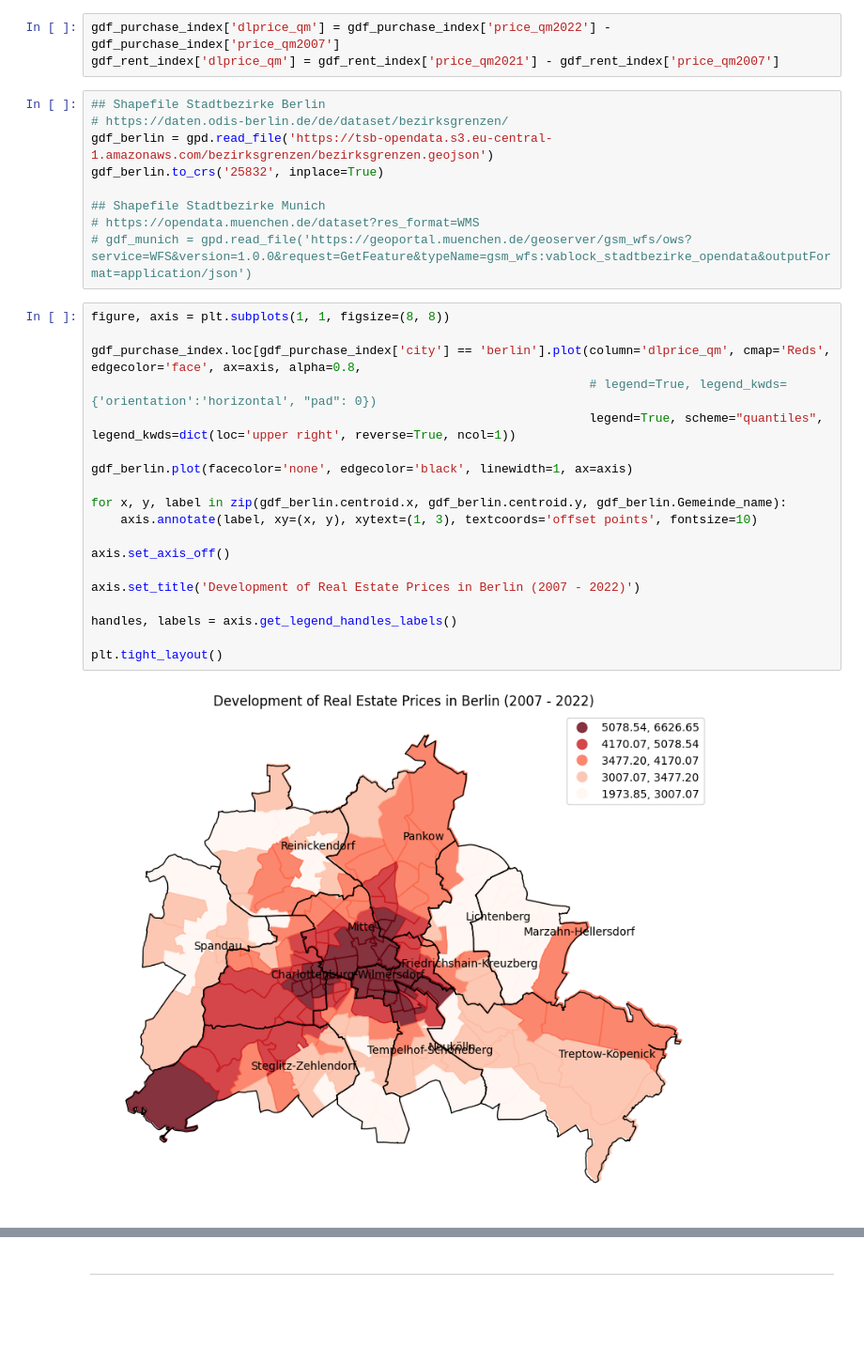
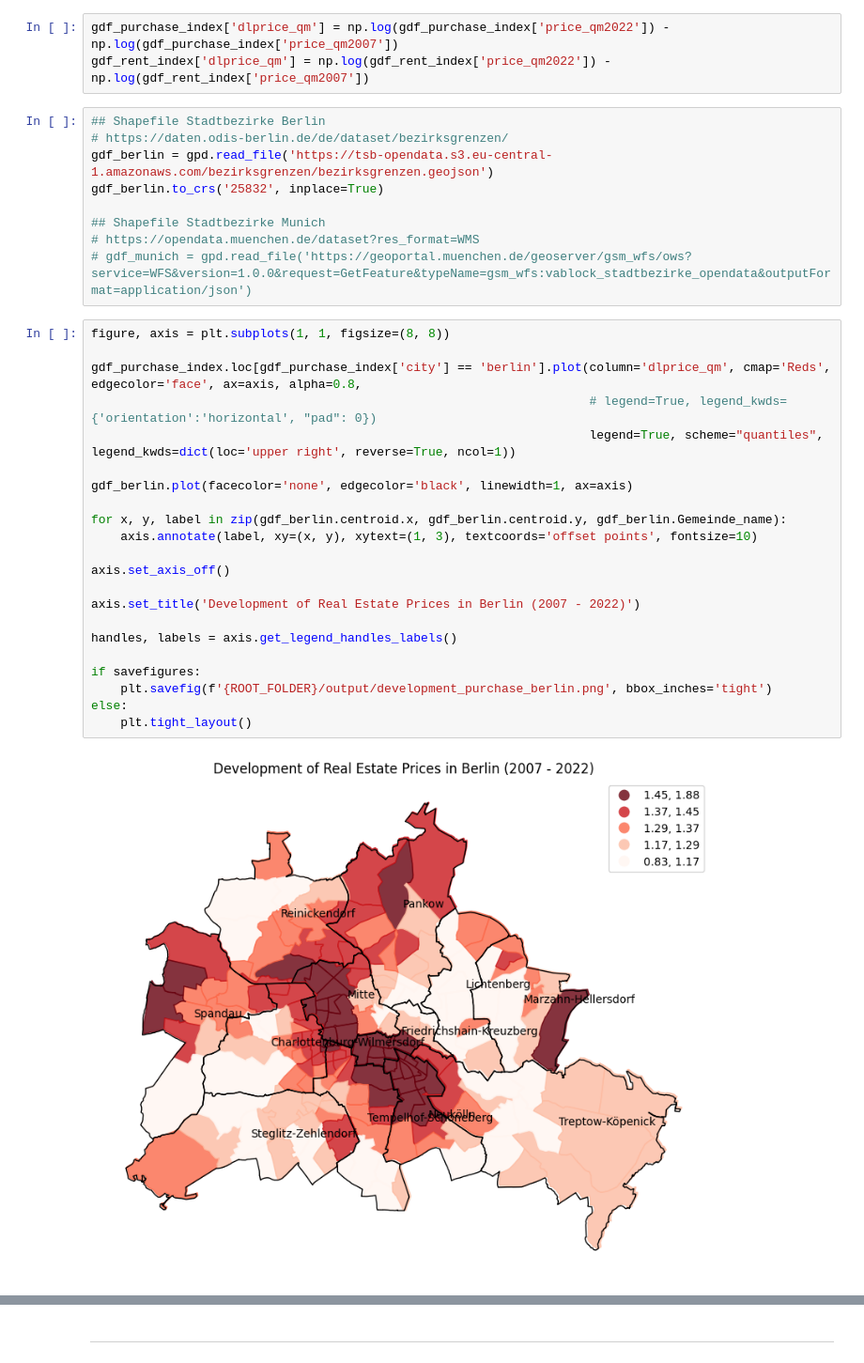
Before and after one commit to dbursy/qse_collaboration, a Jupyter notebook: notebooks/QSE_Tutorial_2_Group_2.ipynb, the cells around one changed output, grey strips where cells are left out. Shown at 94% size. Cells and saved outputs as stored; diff of their text form; blank space fills up the shorter version.

```diff
--- a/notebooks/QSE_Tutorial_2_Group_2.ipynb
+++ b/notebooks/QSE_Tutorial_2_Group_2.ipynb
@@ -332,6 +400,6 @@ gdf_rent_index = gdf_zip_codes.set_index('shape_id').join(pd.read_stata(f'{OUTPU
 # %%
-gdf_purchase_index['dlprice_qm'] = gdf_purchase_index['price_qm2022'] - gdf_purchase_index['price_qm2007']
-gdf_rent_index['dlprice_qm'] = gdf_rent_index['price_qm2021'] - gdf_rent_index['price_qm2007']
+gdf_purchase_index['dlprice_qm'] = np.log(gdf_purchase_index['price_qm2022']) - np.log(gdf_purchase_index['price_qm2007'])
+gdf_rent_index['dlprice_qm'] = np.log(gdf_rent_index['price_qm2022']) - np.log(gdf_rent_index['price_qm2007'])
 # %%
 ## Shapefile Stadtbezirke Berlin
 # https://daten.odis-berlin.de/de/dataset/bezirksgrenzen/
@@ -344,24 +412,27 @@ gdf_berlin.to_crs('25832', inplace=True)
 # %%
 figure, axis = plt.subplots(1, 1, figsize=(8, 8))
 
 gdf_purchase_index.loc[gdf_purchase_index['city'] == 'berlin'].plot(column='dlprice_qm', cmap='Reds', edgecolor='face', ax=axis, alpha=0.8,
                                                                     # legend=True, legend_kwds={'orientation':'horizontal', "pad": 0})
                                                                     legend=True, scheme="quantiles", legend_kwds=dict(loc='upper right', reverse=True, ncol=1))
 
 gdf_berlin.plot(facecolor='none', edgecolor='black', linewidth=1, ax=axis)
 
 for x, y, label in zip(gdf_berlin.centroid.x, gdf_berlin.centroid.y, gdf_berlin.Gemeinde_name):
     axis.annotate(label, xy=(x, y), xytext=(1, 3), textcoords='offset points', fontsize=10)
 
 axis.set_axis_off()
 
 axis.set_title('Development of Real Estate Prices in Berlin (2007 - 2022)')
 
 handles, labels = axis.get_legend_handles_labels()
 
-plt.tight_layout()
+if savefigures:
+    plt.savefig(f'{ROOT_FOLDER}/output/development_purchase_berlin.png', bbox_inches='tight')
+else:
+    plt.tight_layout()
 # %% [output]
-[figure, old version]
+[figure, new version]
 # %%
 figure, axis = plt.subplots(1, 1, figsize=(8, 8))
 
```
Also changed, not shown: parts of 40 cells of this notebook, 1 other file.
